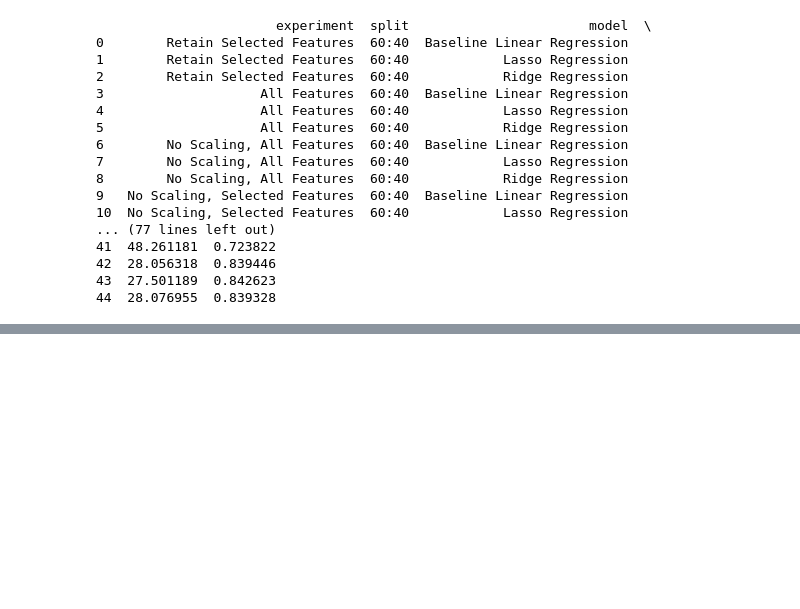
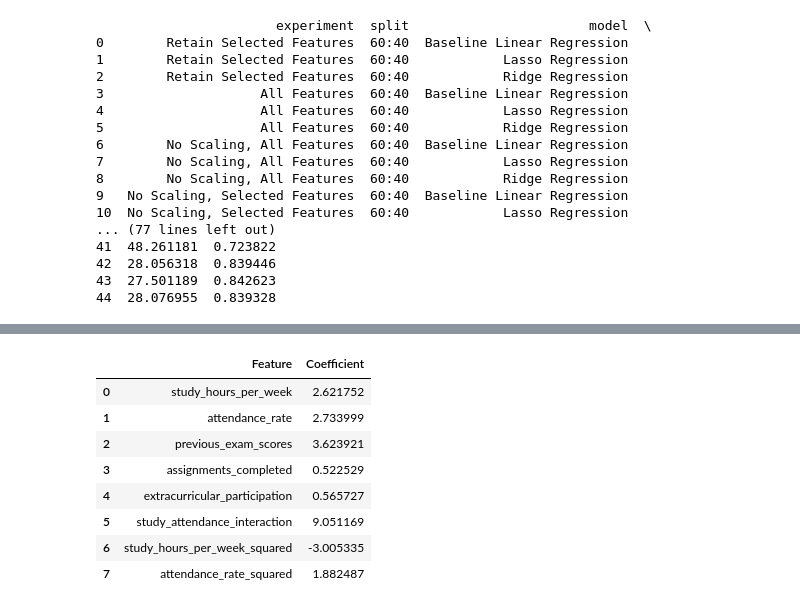
Before and after one commit to Gohxuann/PatternRecognition, a Jupyter notebook: StudentPerformancePrediction_291249.ipynb, the cells around one changed output, grey strips where cells are left out. Drawn from its saved outputs; the diff is of its cells as text; code cells hidden in the pictures; blank space fills up the shorter version.

```diff
--- a/StudentPerformancePrediction_291249.ipynb
+++ b/StudentPerformancePrediction_291249.ipynb
@@ -597,0 +681,18 @@ results_df.to_csv('model_experiment_results.csv', index=False)
+# %%
+lasso_nonzero_coefficients = pd.DataFrame({
+    'Feature': X.columns,
+    'Coefficient': best_lasso.coef_
+})
+nonzero_features = lasso_nonzero_coefficients[lasso_nonzero_coefficients['Coefficient'] != 0]
+
+nonzero_features
+# %% [output]
+|  | Feature | Coefficient |
+| 0 | study_hours_per_week | 2.621752 |
+| 1 | attendance_rate | 2.733999 |
+| 2 | previous_exam_scores | 3.623921 |
+| 3 | assignments_completed | 0.522529 |
+| 4 | extracurricular_participation | 0.565727 |
+| 5 | study_attendance_interaction | 9.051169 |
+| 6 | study_hours_per_week_squared | -3.005335 |
+| 7 | attendance_rate_squared | 1.882487 |
```
Also changed, not shown: parts of 3 cells of this notebook, 5 other files.
